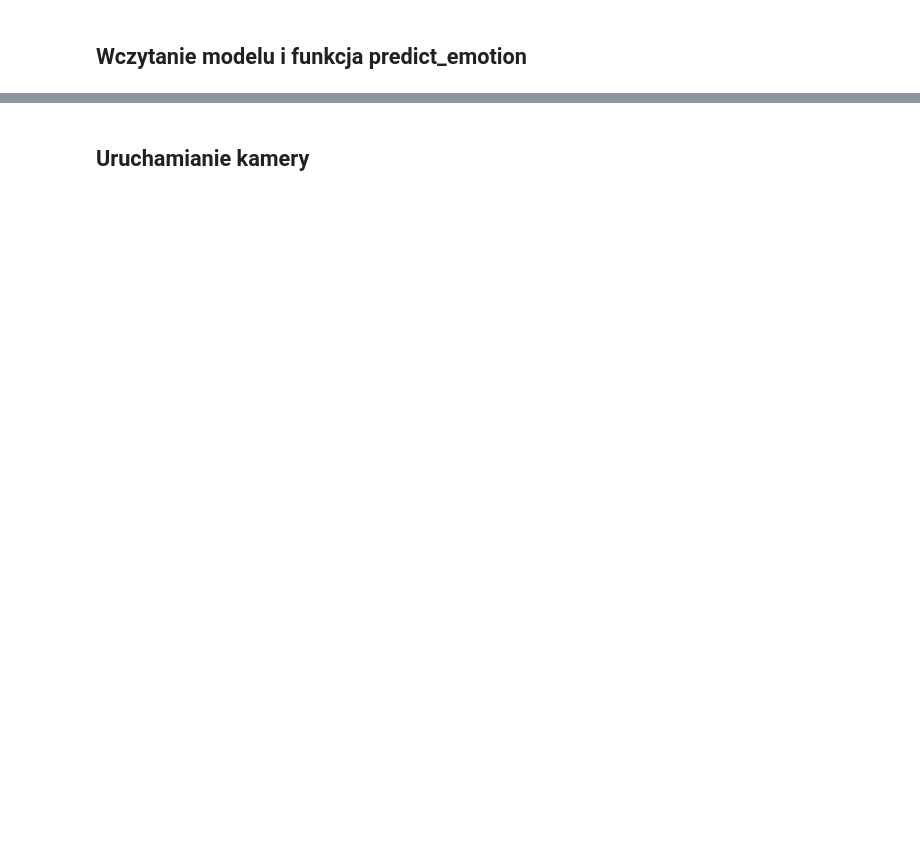
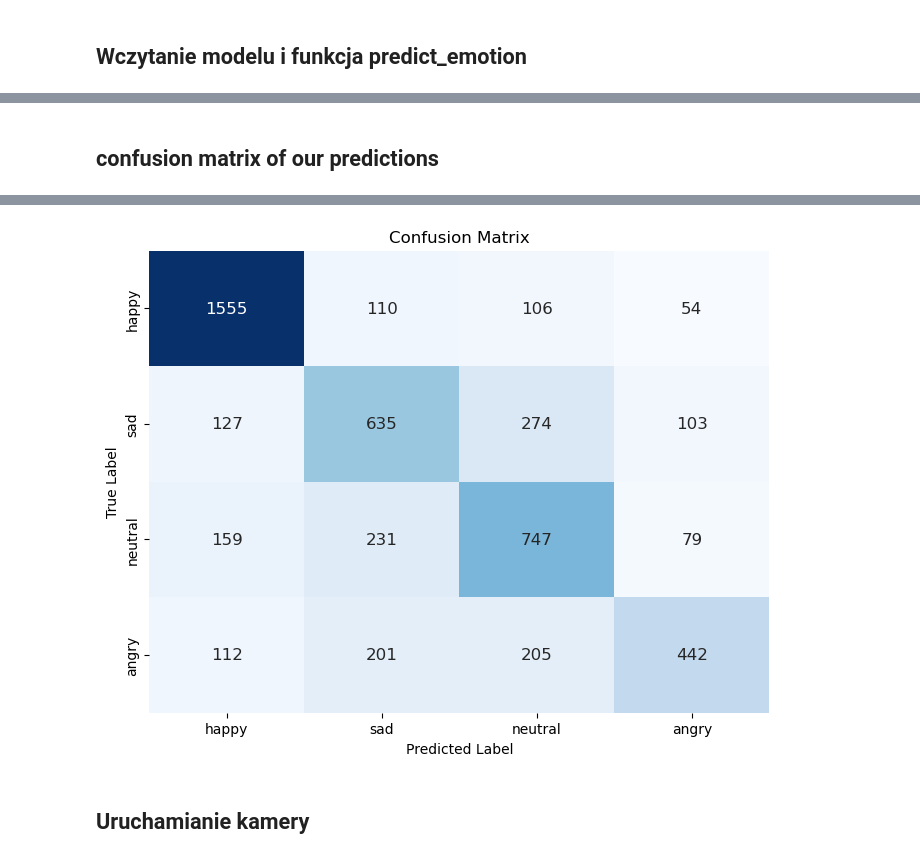
Before and after one commit to kub147/AIEmotions, a Jupyter notebook: podzielony.ipynb, the cells around one changed output, grey strips where cells are left out. Saved outputs shown, nothing was run; the diff lists cells and outputs as text; code cells hidden in the pictures; blank space fills up the shorter version.

```diff
--- a/podzielony.ipynb
+++ b/podzielony.ipynb
@@ -137,7 +144,7 @@ Validation Accuracy: 0.6381322741508484
 ## Wczytanie modelu i funkcja predict_emotion
 # %%
 # Wczytanie zapisanego modelu
-model = load_model("emotion_recognition_model.h5")
+model = load_model("emotion_recognition_model.keras")
 
 def predict_emotion(frame):
     gray = cv2.cvtColor(frame, cv2.COLOR_BGR2GRAY)  # Przekształcanie obrazu na skalę szarości
@@ -167,0 +173,34 @@ WARNING:absl:Compiled the loaded model, but the compiled metrics have yet to be
+# %% [markdown]
+## confusion matrix of our predictions
+# %%
+# Importowanie dodatkowych bibliotek
+from sklearn.metrics import confusion_matrix
+import seaborn as sns
+import pandas as pd
+
+# Funkcja do obliczania macierzy pomyłek
+def plot_confusion_matrix(model, val_data, val_labels, emotions):
+    # Uzyskiwanie przewidywań
+    val_predictions = model.predict(val_data)
+    val_predictions = np.argmax(val_predictions, axis=1)  # Przewidywania w postaci indeksów
+
+    # Uzyskiwanie prawdziwych etykiet
+    val_labels = np.argmax(val_labels, axis=1)  # Konwersja one-hot encoding na indeksy
+
+    # Obliczanie macierzy pomyłek
+    cm = confusion_matrix(val_labels, val_predictions)
+
+    # Tworzenie DataFrame dla lepszej wizualizacji
+    cm_df = pd.DataFrame(cm, index=emotions, columns=emotions)
+
+    # Wizualizacja macierzy pomyłek
+    plt.figure(figsize=(8, 6))
+    sns.heatmap(cm_df, annot=True, fmt='d', cmap='Blues', cbar=False, annot_kws={"size": 12})
+    plt.title('Confusion Matrix')
+    plt.ylabel('True Label')
+    plt.xlabel('Predicted Label')
+    plt.show()
+
+# Wywołanie funkcji w celu wyświetlenia macierzy pomyłek
+plot_confusion_matrix(model, val_data, val_labels, emotions)
+# %% [output]
@@ -168,3 +208,4 @@ WARNING:absl:Compiled the loaded model, but the compiled metrics have yet to be
+[figure, added]
 # %% [markdown]
 ## Uruchamianie kamery
 # %%
```
Also changed, not shown: parts of 4 cells of this notebook, 3 other files.
